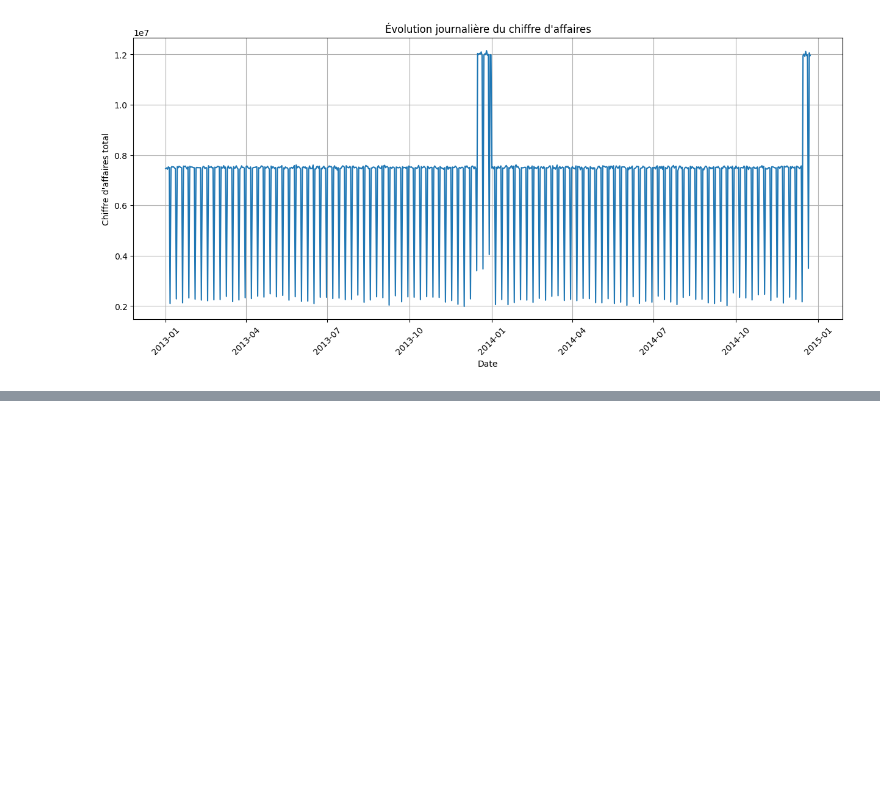
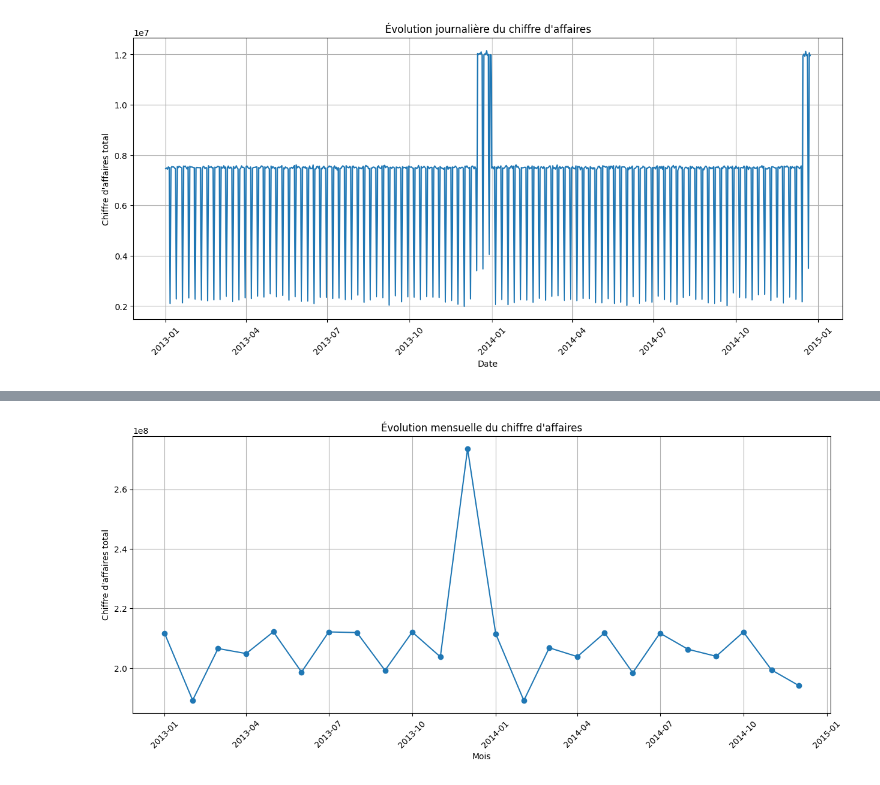
Before and after one commit to Youssoupha-ndiaye/Projet_ML_prediction_chiffres_affaires, a Jupyter notebook: Prediction_chiffres_affaires/notebooks/analyse_exploratoire.ipynb, the cells around one changed output, grey strips where cells are left out. Saved outputs shown, nothing was run; the diff lists cells and outputs as text; code cells hidden in the pictures; blank space fills up the shorter version.

Commit message:
Analyser et visualiser l'evolution mensuelle des ventes

```diff
--- a/Prediction_chiffres_affaires/notebooks/analyse_exploratoire.ipynb
+++ b/Prediction_chiffres_affaires/notebooks/analyse_exploratoire.ipynb
@@ -330,3 +330,17 @@ plt.grid(True)
 plt.show()
 # %% [output]
 [figure]
+# %%
+# Regrouper les ventes par mois et par année
+
+ventes_mensuelles = (
+    df.groupby(df["Date"].dt.to_period("M"))["Sales"]
+    .sum()
+    .reset_index()
+)
+
+# Convertir les périodes en dates pour faciliter les graphiques
+ventes_mensuelles["Date"] = ventes_mensuelles["Date"].dt.to_timestamp()
+
+# Afficher les 10 premiers mois
+print(ventes_mensuelles.head(10))
@@ -332,0 +359,21 @@ plt.show()
+# %%
+# Visualiser l'évolution mensuelle des ventes
+
+plt.figure(figsize=(15, 6))
+
+plt.plot(
+    ventes_mensuelles["Date"],
+    ventes_mensuelles["Sales"],
+    marker="o"
+)
+
+plt.title("Évolution mensuelle du chiffre d'affaires")
+plt.xlabel("Mois")
+plt.ylabel("Chiffre d'affaires total")
+
+plt.xticks(rotation=45)
+plt.grid(True)
+
+plt.show()
+# %% [output]
+[figure, added]
```
Also changed, not shown: parts of 1 cell of this notebook.
